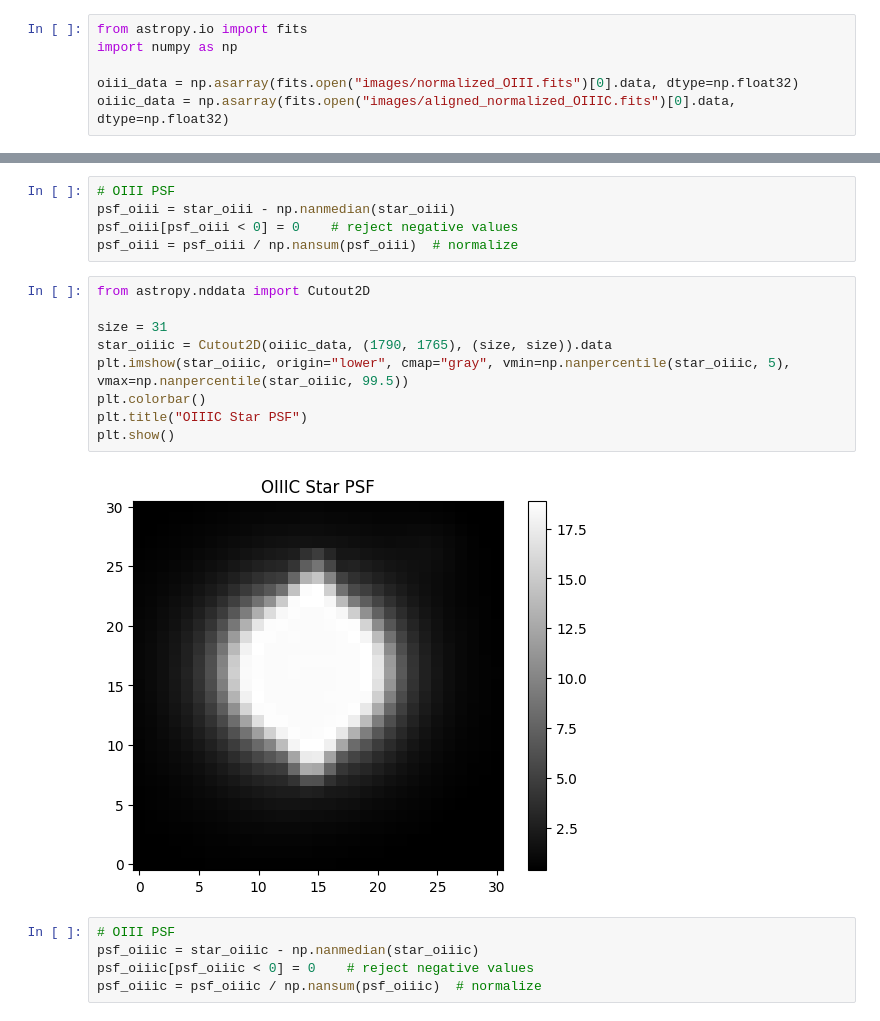
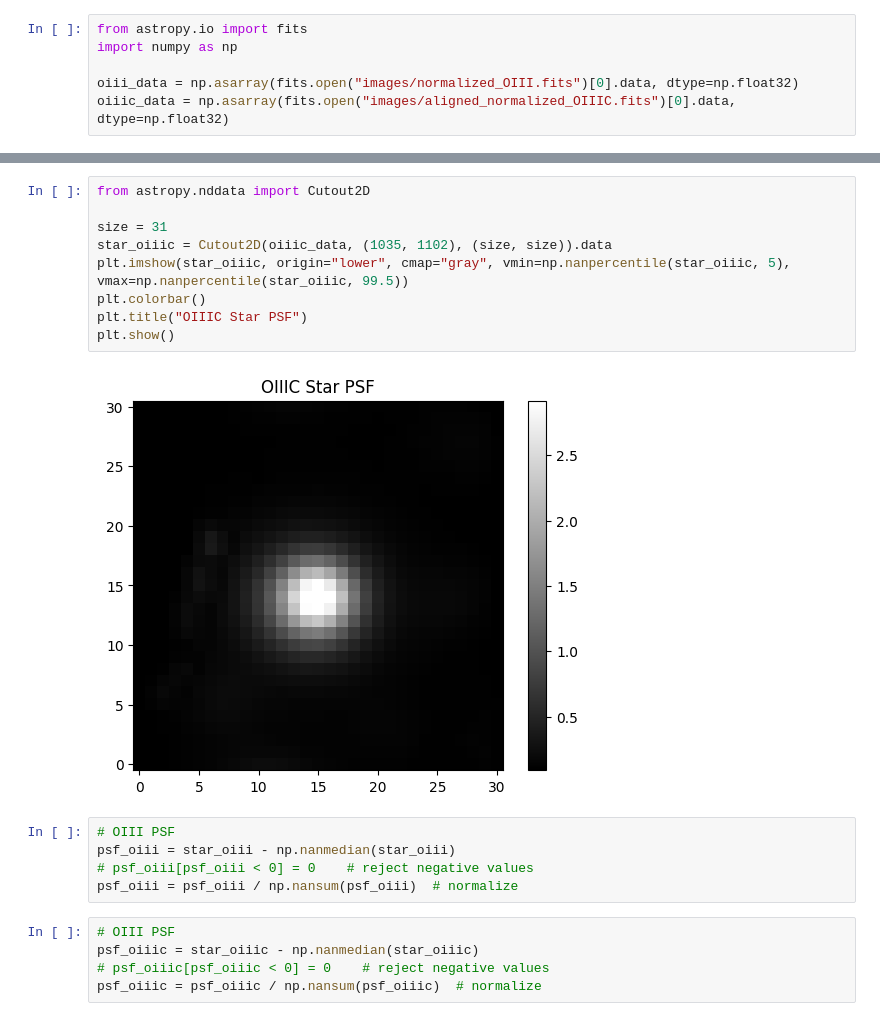
Before and after one commit to pirgalim/SNR-0548-70.4, a Jupyter notebook: psf.ipynb, the cells around one changed output, grey strips where cells are left out. Drawn from its saved outputs; the diff is of its cells as text.

```diff
--- a/psf.ipynb
+++ b/psf.ipynb
@@ -52,21 +32,21 @@ plt.show()
-# %%
-# OIII PSF
-psf_oiii = star_oiii - np.nanmedian(star_oiii)
-psf_oiii[psf_oiii < 0] = 0    # reject negative values
-psf_oiii = psf_oiii / np.nansum(psf_oiii)  # normalize
 # %%
 from astropy.nddata import Cutout2D
 
 size = 31
-star_oiiic = Cutout2D(oiiic_data, (1790, 1765), (size, size)).data
+star_oiiic = Cutout2D(oiiic_data, (1035, 1102), (size, size)).data
 plt.imshow(star_oiiic, origin="lower", cmap="gray", vmin=np.nanpercentile(star_oiiic, 5), vmax=np.nanpercentile(star_oiiic, 99.5))
 plt.colorbar()
 plt.title("OIIIC Star PSF")
 plt.show()
 # %% [output]
-[figure, old version]
+[figure, new version]
+# %%
+# OIII PSF
+psf_oiii = star_oiii - np.nanmedian(star_oiii)
+# psf_oiii[psf_oiii < 0] = 0    # reject negative values
+psf_oiii = psf_oiii / np.nansum(psf_oiii)  # normalize
 # %%
 # OIII PSF
 psf_oiiic = star_oiiic - np.nanmedian(star_oiiic)
-psf_oiiic[psf_oiiic < 0] = 0    # reject negative values
+# psf_oiiic[psf_oiiic < 0] = 0    # reject negative values
 psf_oiiic = psf_oiiic / np.nansum(psf_oiiic)  # normalize
```
Also changed, not shown: parts of 12 cells of this notebook.
